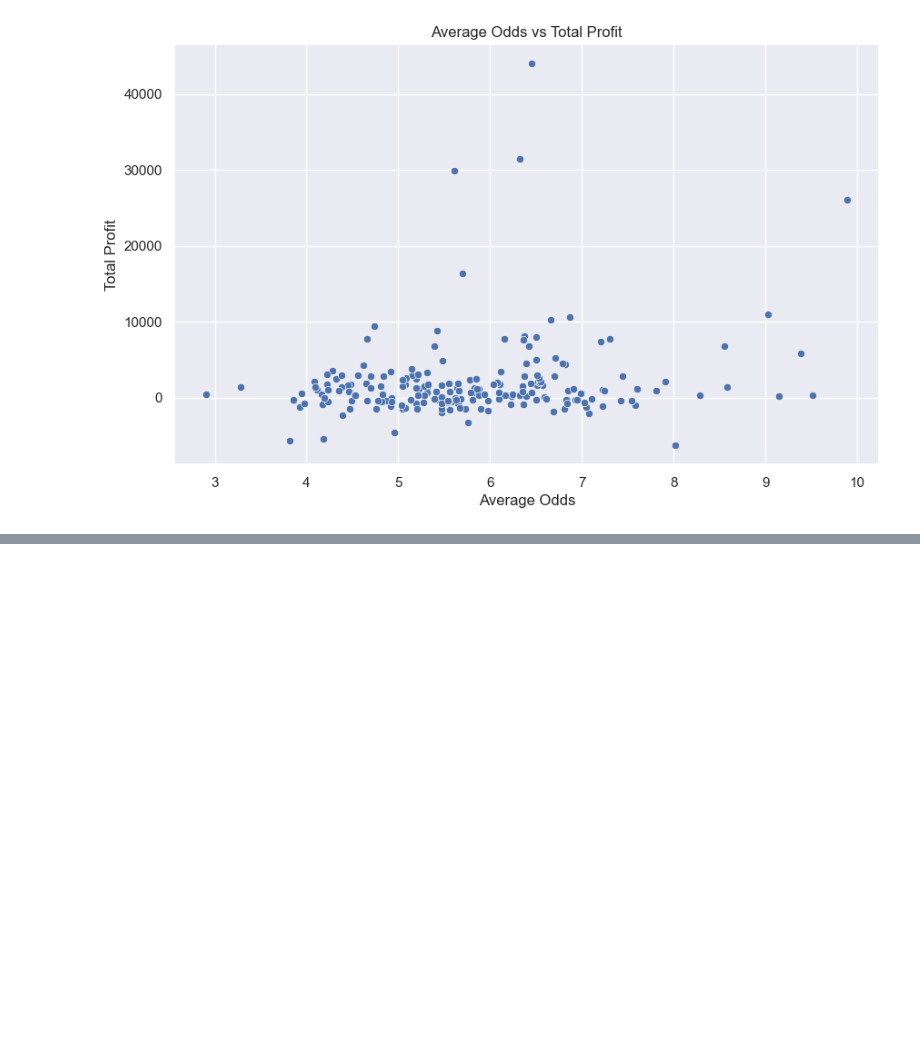
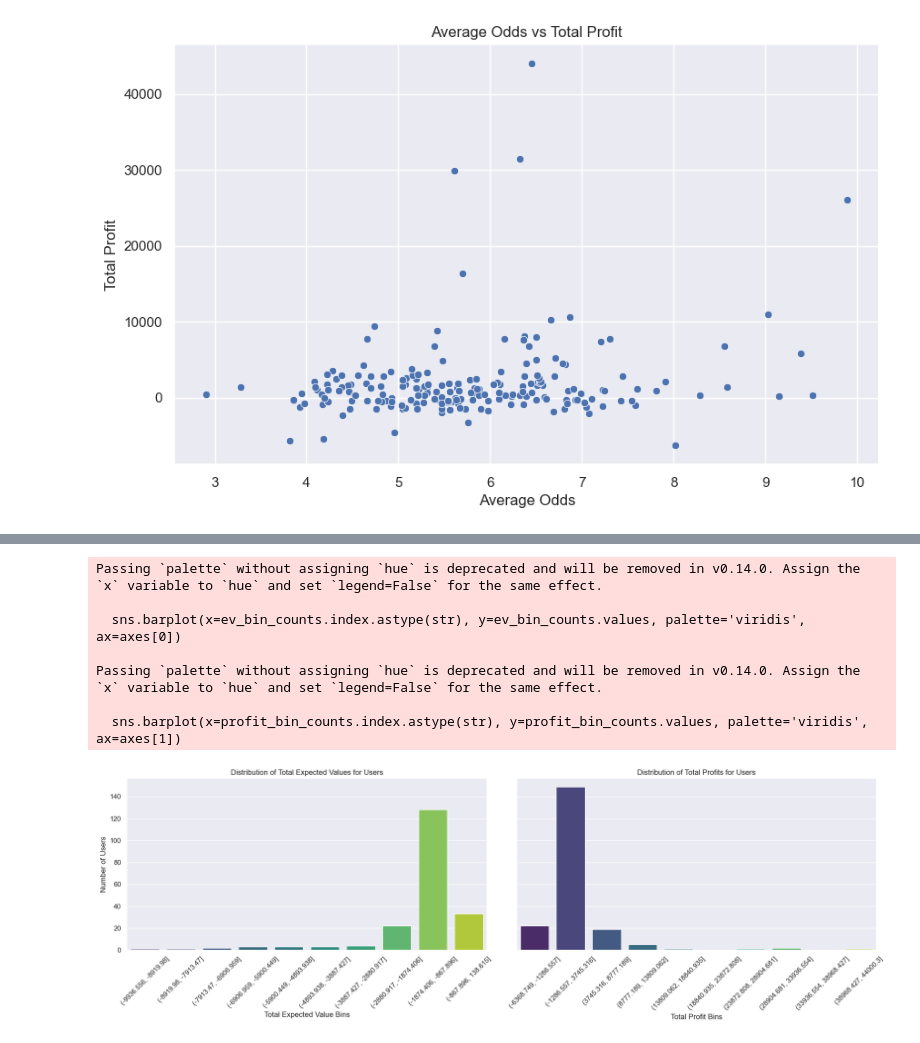
Before and after one commit to avidcyclist/prize_picks_practice, a Jupyter notebook: notebooks/tester.ipynb, the cells around one changed output, grey strips where cells are left out. Cells and saved outputs as stored; diff of their text form; code cells hidden in the pictures; blank space fills up the shorter version.

```diff
--- a/notebooks/tester.ipynb
+++ b/notebooks/tester.ipynb
@@ -742,0 +827,43 @@ Total Actual Payouts: 1778937.1500000001
+# %%
+# Group by User_ID and aggregate the data
+user_summary = df1.groupby('User_ID').agg(
+    Total_Expected_Value=('Expected_Value', 'sum'),
+    Total_Profit=('Profit', 'sum')
+).reset_index()
+
+# Create bins for the expected values and profits
+bins = 10
+user_summary['EV_Bins'] = pd.cut(user_summary['Total_Expected_Value'], bins=bins)
+user_summary['Profit_Bins'] = pd.cut(user_summary['Total_Profit'], bins=bins)
+
+# Count the number of users in each bin for expected values and profits
+ev_bin_counts = user_summary['EV_Bins'].value_counts().sort_index()
+profit_bin_counts = user_summary['Profit_Bins'].value_counts().sort_index()
+
+# Plot the side-by-side bar charts
+fig, axes = plt.subplots(1, 2, figsize=(18, 6), sharey=True)
+
+# Bar chart for expected values
+sns.barplot(x=ev_bin_counts.index.astype(str), y=ev_bin_counts.values, palette='viridis', ax=axes[0])
+axes[0].set_title('Distribution of Total Expected Values for Users')
+axes[0].set_xlabel('Total Expected Value Bins')
+axes[0].set_ylabel('Number of Users')
+axes[0].tick_params(axis='x', rotation=45)
+
+# Bar chart for profits
+sns.barplot(x=profit_bin_counts.index.astype(str), y=profit_bin_counts.values, palette='viridis', ax=axes[1])
+axes[1].set_title('Distribution of Total Profits for Users')
+axes[1].set_xlabel('Total Profit Bins')
+axes[1].tick_params(axis='x', rotation=45)
+
+plt.tight_layout()
+plt.show()
+# %% [output]
+Passing `palette` without assigning `hue` is deprecated and will be removed in v0.14.0. Assign the `x` variable to `hue` and set `legend=False` for the same effect.
+
+  sns.barplot(x=ev_bin_counts.index.astype(str), y=ev_bin_counts.values, palette='viridis', ax=axes[0])
+
+Passing `palette` without assigning `hue` is deprecated and will be removed in v0.14.0. Assign the `x` variable to `hue` and set `legend=False` for the same effect.
+
+  sns.barplot(x=profit_bin_counts.index.astype(str), y=profit_bin_counts.values, palette='viridis', ax=axes[1])
+[figure, added]
```
Also changed, not shown: parts of 53 cells of this notebook, 1 other file.
